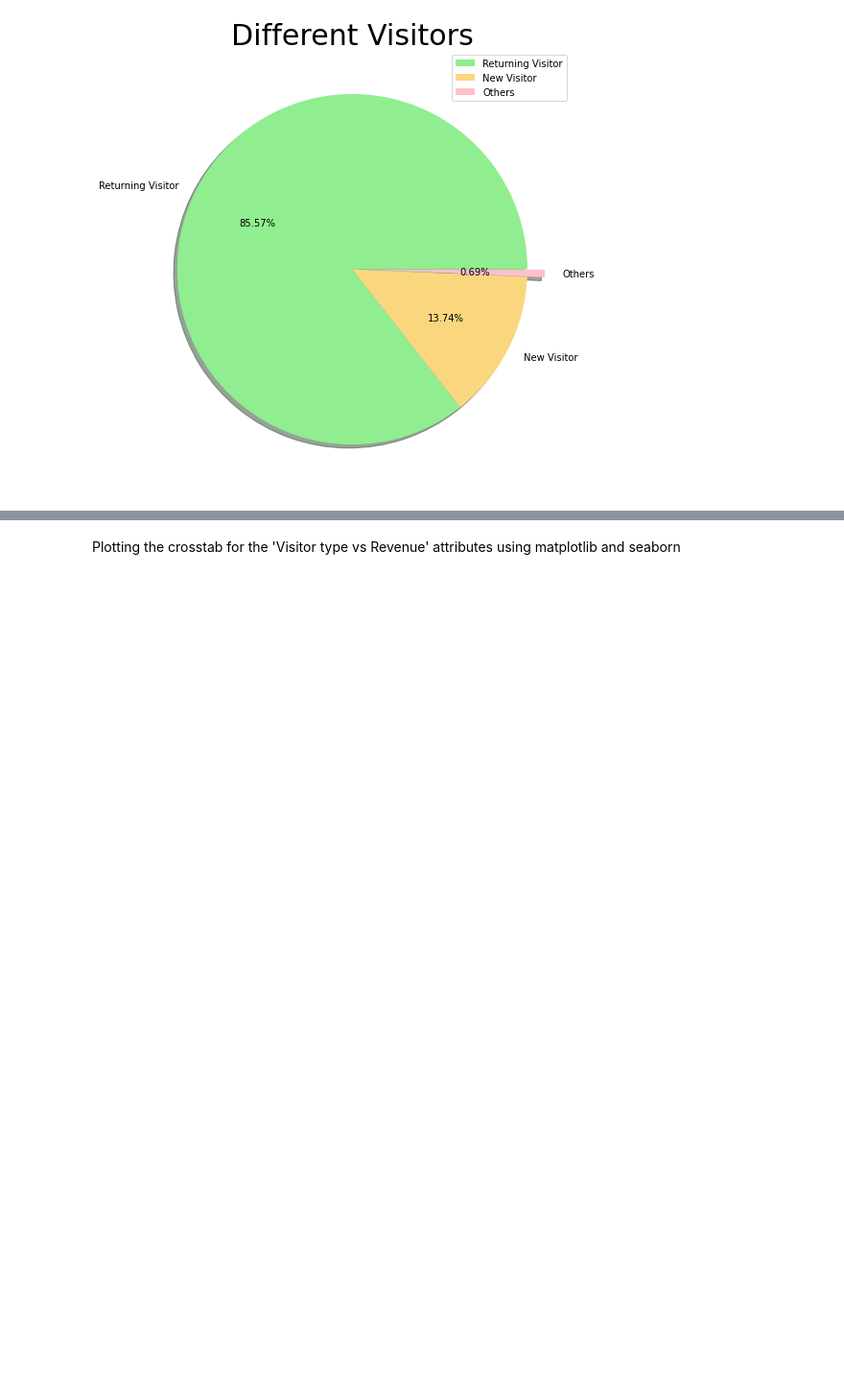
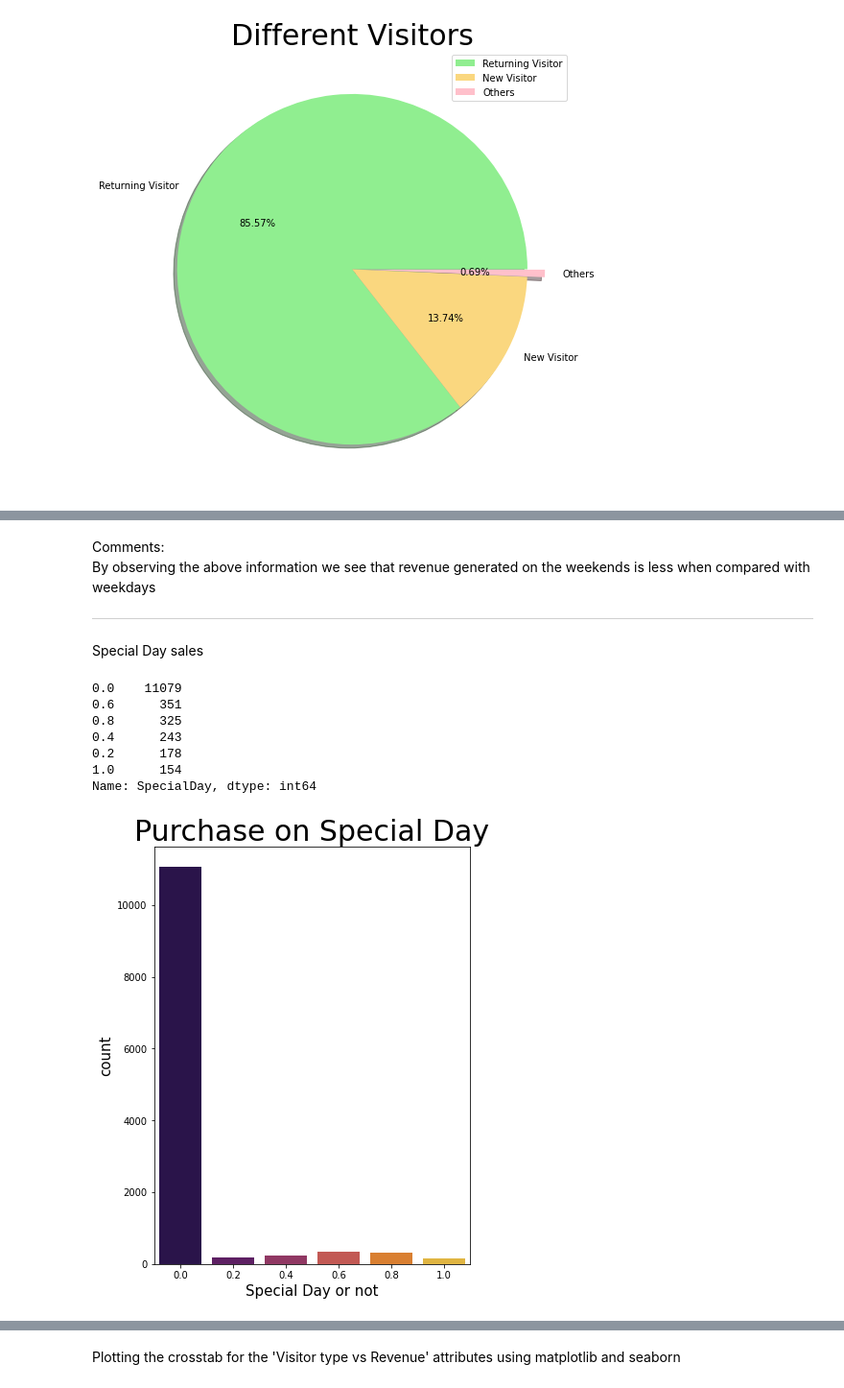
Before and after one commit to harishahamed26/online-shoppers-intension-Machine-learning, a Jupyter notebook: main.ipynb, the cells around one changed output, grey strips where cells are left out. Shown at 96% size. Cells and saved outputs as stored; diff of their text form; code cells hidden in the pictures; blank space fills up the shorter version.

```diff
--- a/main.ipynb
+++ b/main.ipynb
@@ -325,0 +370,34 @@ By observing the above information we see that the percentge of returning visito
+# %% [markdown]
+Comments:
+By observing the above information we see that revenue generated on the weekends is less when compared with weekdays
+
+---
+# %% [markdown]
+Special Day sales
+# %%
+#importing libraries for plots matplotlib
+import matplotlib.pyplot    as plt
+import pandas               as pd
+import seaborn              as sns
+
+
+print(OSI_Data_Original['SpecialDay'].value_counts())
+print("\n")
+# checking the Distribution of customers on Weekend
+
+plt.rcParams['figure.figsize'] = (13,8)
+plt.subplot(1, 2, 2)
+sns.countplot(OSI_Data_Original['SpecialDay'], palette = 'inferno')
+plt.title('Purchase on Special Day', fontsize = 30)
+plt.xlabel('Special Day or not', fontsize = 15)
+plt.ylabel('count', fontsize = 15)
+plt.show()
+# %% [output]
+0.0    11079
+0.6      351
+0.8      325
+0.4      243
+0.2      178
+1.0      154
+Name: SpecialDay, dtype: int64
+[figure, added]
```
Also changed, not shown: parts of 14 cells of this notebook.
